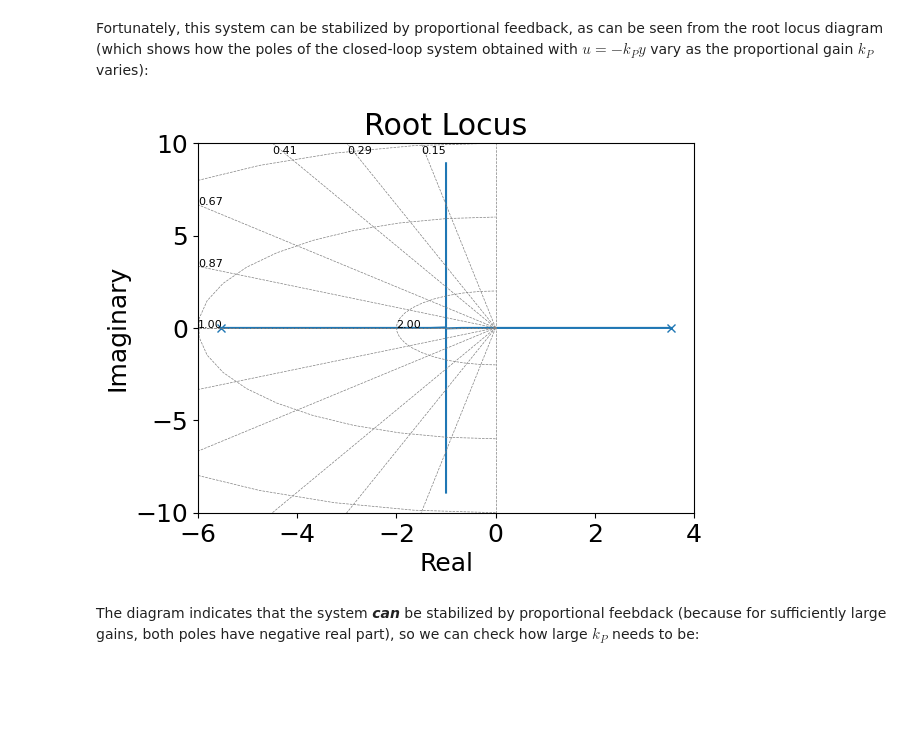
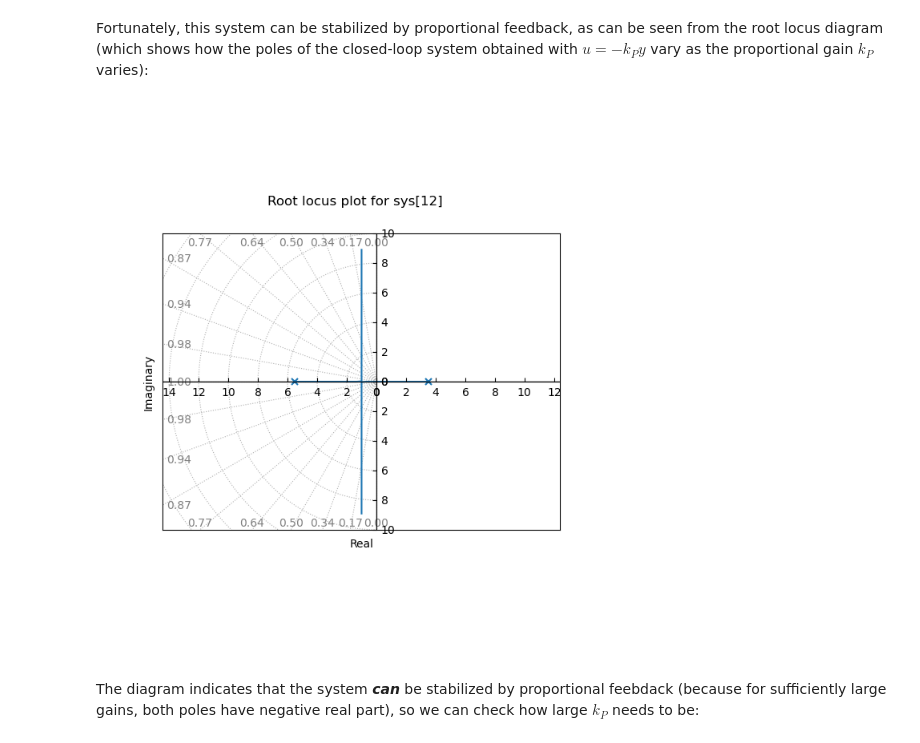
Before and after one commit to kingraham612/ee447-fa24, a Jupyter notebook: 447_examples_updated.ipynb, the cells around one changed output. Drawn from its saved outputs; the diff is of its cells as text; code cells hidden in the pictures; blank space fills up the shorter version.

```diff
--- a/447_examples_updated.ipynb
+++ b/447_examples_updated.ipynb
@@ -2442,10 +2295,9 @@ array([ 3.541+0.j, -5.541+0.j])
 # %% [markdown]
 Fortunately, this system can be stabilized by proportional feedback, as can be seen from the root locus diagram (which shows how the poles of the closed-loop system obtained with $u = - k_P y$ vary as the proportional gain $k_P$ varies):
 # %%
-r,k_P = ctrl.root_locus(ss,kvect=np.linspace(0,100,1000),
-                        xlim=(-6,4),ylim=(-10,+10));
+r,k_P = ctrl.root_locus(ss,gains=np.linspace(0,100,1000), xlim=([-6,4]),ylim=([-10,10]),plot=True);
 # %% [output]
-[figure, old version]
+[figure, new version]
 # %% [markdown]
 The diagram indicates that the system ***can*** be stabilized by proportional feebdack (because for sufficiently large gains, both poles have negative real part), so we can check how large $k_P$ needs to be:
 # %%
```
Also changed, not shown: parts of 85 cells of this notebook.
